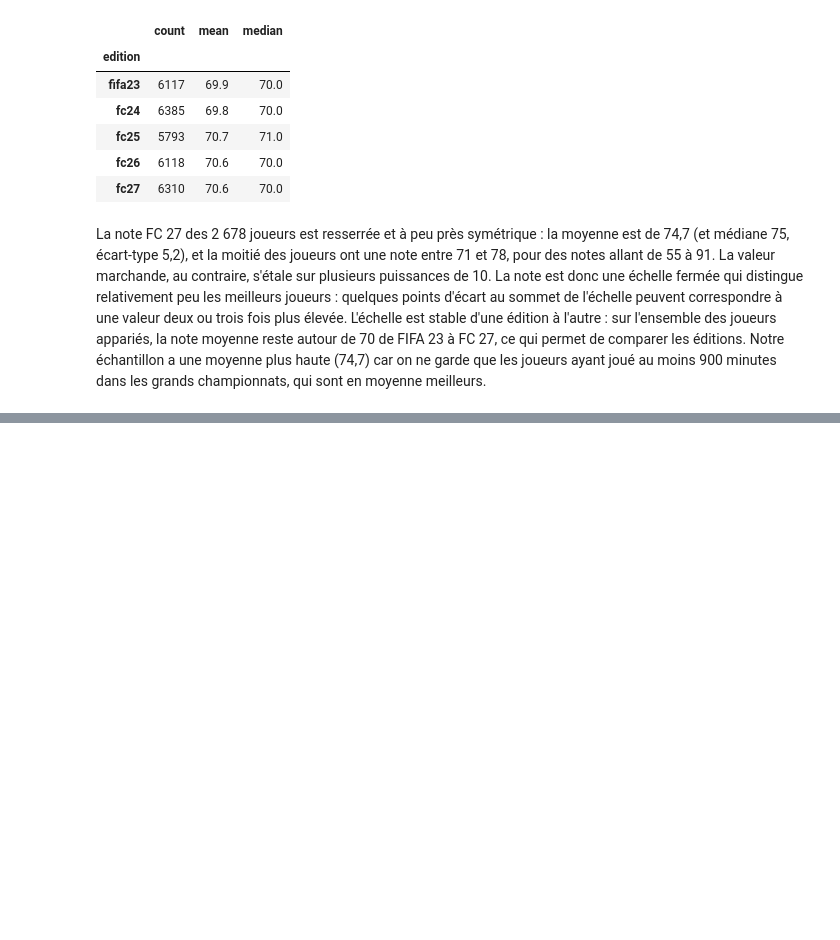
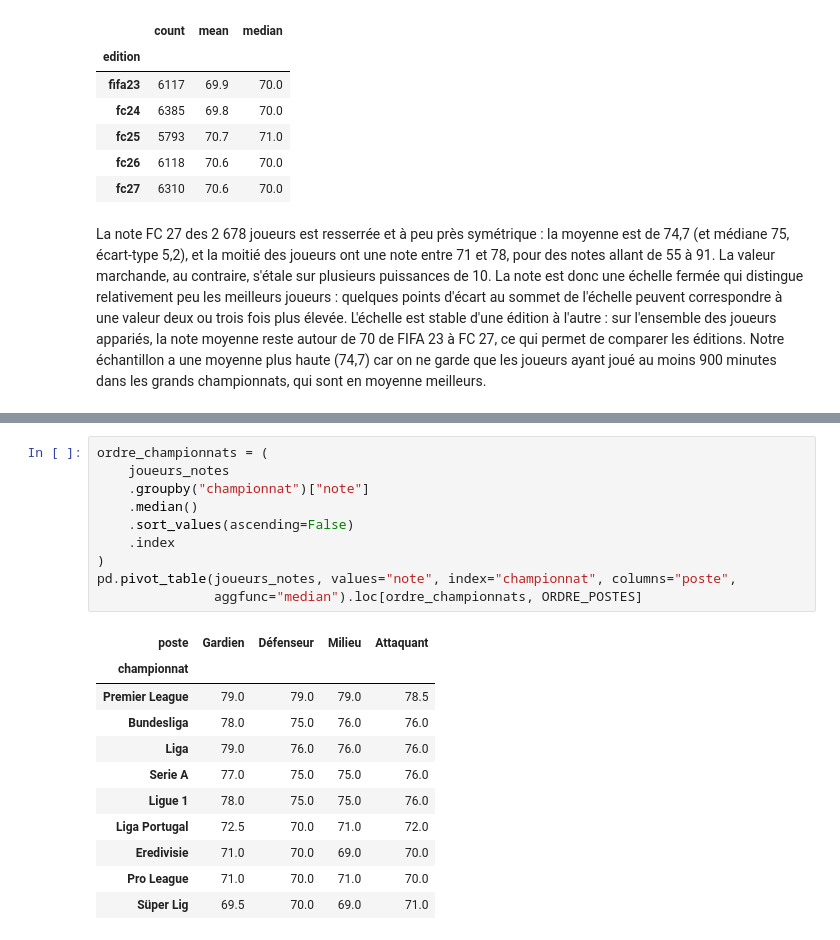
Before and after one commit to Iseo-sort/projet_python_football, a Jupyter notebook: notebooks/analyse_fifa.ipynb, the cells around one changed output, grey strips where cells are left out. Saved outputs shown, nothing was run; the diff lists cells and outputs as text; blank space fills up the shorter version.

```diff
--- a/notebooks/analyse_fifa.ipynb
+++ b/notebooks/analyse_fifa.ipynb
@@ -128,0 +151,22 @@ La note FC 27 des 2 678 joueurs est resserrée et à peu près symétrique : la
+# %%
+ordre_championnats = (
+    joueurs_notes
+    .groupby("championnat")["note"]
+    .median()
+    .sort_values(ascending=False)
+    .index
+)
+pd.pivot_table(joueurs_notes, values="note", index="championnat", columns="poste",
+               aggfunc="median").loc[ordre_championnats, ORDRE_POSTES]
+# %% [output]
+| poste | Gardien | Défenseur | Milieu | Attaquant |
+| championnat |  |  |  |  |
+| Premier League | 79.0 | 79.0 | 79.0 | 78.5 |
+| Bundesliga | 78.0 | 75.0 | 76.0 | 76.0 |
+| Liga | 79.0 | 76.0 | 76.0 | 76.0 |
+| Serie A | 77.0 | 75.0 | 75.0 | 76.0 |
+| Ligue 1 | 78.0 | 75.0 | 75.0 | 76.0 |
+| Liga Portugal | 72.5 | 70.0 | 71.0 | 72.0 |
+| Eredivisie | 71.0 | 70.0 | 69.0 | 70.0 |
+| Pro League | 71.0 | 70.0 | 71.0 | 70.0 |
+| Süper Lig | 69.5 | 70.0 | 69.0 | 71.0 |
```
Also changed, not shown: parts of 3 cells of this notebook.
